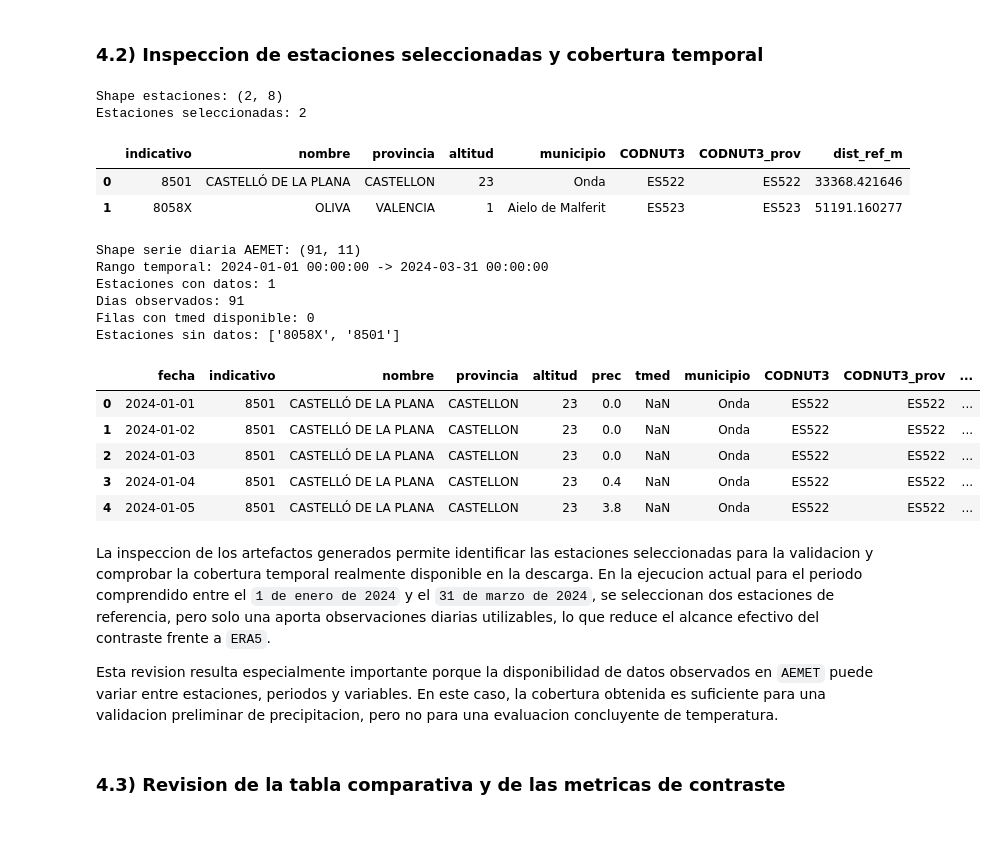
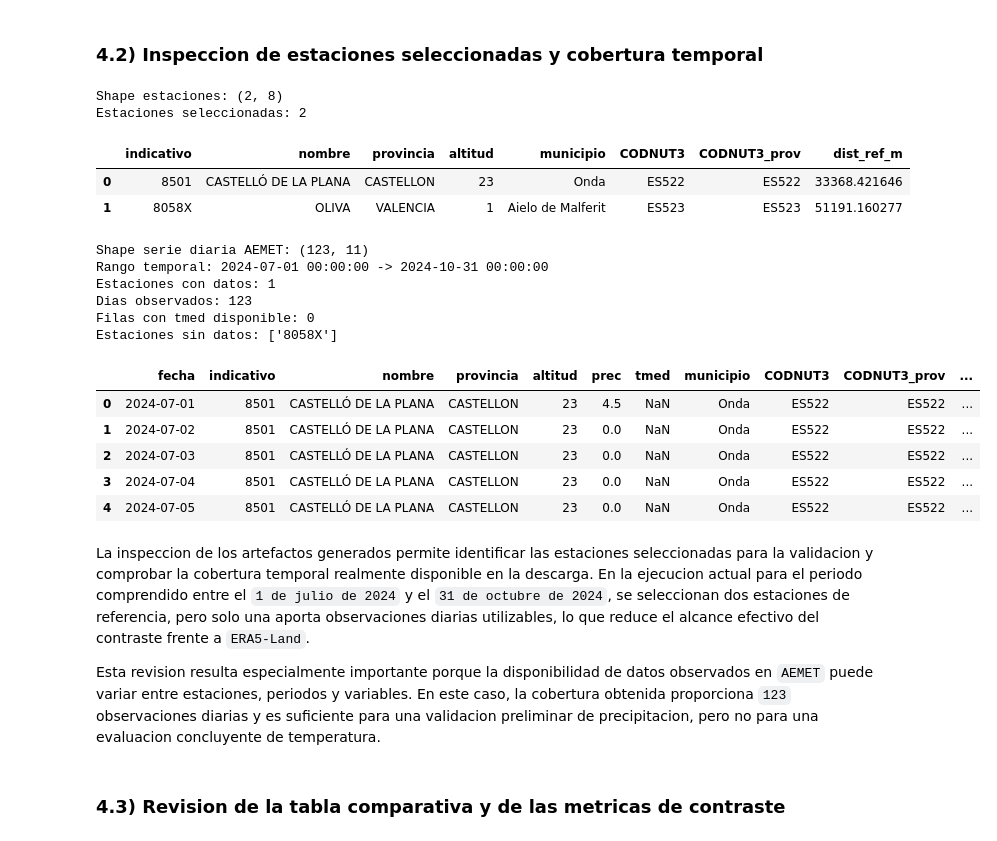
Before and after one commit to gonzalolarriba/modelo-geoespacial-riesgo-climatico, a Jupyter notebook: notebooks/notebook_2_ing_fuentes_complementarias.ipynb, the cells around one changed output. Saved outputs shown, nothing was run; the diff lists cells and outputs as text; code cells hidden in the pictures.

```diff
--- a/notebooks/notebook_2_ing_fuentes_complementarias.ipynb
+++ b/notebooks/notebook_2_ing_fuentes_complementarias.ipynb
@@ -436,52 +454,52 @@ La validacion exploratoria con `AEMET` se apoya en un conjunto reducido de artef
 if AEMET_STATIONS_FILE.exists():
     df_aemet_stations = pd.read_csv(AEMET_STATIONS_FILE)
     print("Shape estaciones:", df_aemet_stations.shape)
-    print("Estaciones seleccionadas:", df_aemet_stations["indicativo"].nunique())
+    print("Estaciones seleccionadas:", df_aemet_stations["indicativo"].astype(str).nunique())
     display(df_aemet_stations)
 else:
     df_aemet_stations = None
     print("No existe el fichero de estaciones seleccionadas.")
 
 if AEMET_RAW_FILE.exists():
     df_aemet_raw = pd.read_csv(AEMET_RAW_FILE, parse_dates=["fecha"])
     print("\nShape serie diaria AEMET:", df_aemet_raw.shape)
     print("Rango temporal:", df_aemet_raw["fecha"].min(), "->", df_aemet_raw["fecha"].max())
-    print("Estaciones con datos:", df_aemet_raw["indicativo"].nunique())
+    print("Estaciones con datos:", df_aemet_raw["indicativo"].astype(str).nunique())
     print("Dias observados:", len(df_aemet_raw))
     print("Filas con tmed disponible:", df_aemet_raw["tmed"].notna().sum())
 
     if df_aemet_stations is not None:
-        estaciones_sin_datos = sorted(
-            set(df_aemet_stations["indicativo"]) - set(df_aemet_raw["indicativo"])
-        )
+        estaciones_seleccionadas = set(df_aemet_stations["indicativo"].astype(str))
+        estaciones_con_datos = set(df_aemet_raw["indicativo"].astype(str))
+        estaciones_sin_datos = sorted(estaciones_seleccionadas - estaciones_con_datos)
         print("Estaciones sin datos:", estaciones_sin_datos)
 
     display(df_aemet_raw.head(5))
 else:
     df_aemet_raw = None
     print("No existe el fichero de serie diaria AEMET.")
 # %% [output]
 Shape estaciones: (2, 8)
 Estaciones seleccionadas: 2
 |  | indicativo | nombre | provincia | altitud | municipio | CODNUT3 | CODNUT3_prov | dist_ref_m |
 | 0 | 8501 | CASTELLÓ DE LA PLANA | CASTELLON | 23 | Onda | ES522 | ES522 | 33368.421646 |
 | 1 | 8058X | OLIVA | VALENCIA | 1 | Aielo de Malferit | ES523 | ES523 | 51191.160277 |
-Shape serie diaria AEMET: (91, 11)
-Rango temporal: 2024-01-01 00:00:00 -> 2024-03-31 00:00:00
+Shape serie diaria AEMET: (123, 11)
+Rango temporal: 2024-07-01 00:00:00 -> 2024-10-31 00:00:00
 Estaciones con datos: 1
-Dias observados: 91
+Dias observados: 123
 Filas con tmed disponible: 0
-Estaciones sin datos: ['8058X', '8501']
+Estaciones sin datos: ['8058X']
 |  | fecha | indicativo | nombre | provincia | altitud | prec | tmed | municipio | CODNUT3 | CODNUT3_prov | ... |
-| 0 | 2024-01-01 | 8501 | CASTELLÓ DE LA PLANA | CASTELLON | 23 | 0.0 | NaN | Onda | ES522 | ES522 | ... |
-| 1 | 2024-01-02 | 8501 | CASTELLÓ DE LA PLANA | CASTELLON | 23 | 0.0 | NaN | Onda | ES522 | ES522 | ... |
-| 2 | 2024-01-03 | 8501 | CASTELLÓ DE LA PLANA | CASTELLON | 23 | 0.0 | NaN | Onda | ES522 | ES522 | ... |
-| 3 | 2024-01-04 | 8501 | CASTELLÓ DE LA PLANA | CASTELLON | 23 | 0.4 | NaN | Onda | ES522 | ES522 | ... |
-| 4 | 2024-01-05 | 8501 | CASTELLÓ DE LA PLANA | CASTELLON | 23 | 3.8 | NaN | Onda | ES522 | ES522 | ... |
+| 0 | 2024-07-01 | 8501 | CASTELLÓ DE LA PLANA | CASTELLON | 23 | 4.5 | NaN | Onda | ES522 | ES522 | ... |
+| 1 | 2024-07-02 | 8501 | CASTELLÓ DE LA PLANA | CASTELLON | 23 | 0.0 | NaN | Onda | ES522 | ES522 | ... |
+| 2 | 2024-07-03 | 8501 | CASTELLÓ DE LA PLANA | CASTELLON | 23 | 0.0 | NaN | Onda | ES522 | ES522 | ... |
+| 3 | 2024-07-04 | 8501 | CASTELLÓ DE LA PLANA | CASTELLON | 23 | 0.0 | NaN | Onda | ES522 | ES522 | ... |
+| 4 | 2024-07-05 | 8501 | CASTELLÓ DE LA PLANA | CASTELLON | 23 | 0.0 | NaN | Onda | ES522 | ES522 | ... |
 # %% [markdown]
-La inspeccion de los artefactos generados permite identificar las estaciones seleccionadas para la validacion y comprobar la cobertura temporal realmente disponible en la descarga. En la ejecucion actual para el periodo comprendido entre el `1 de enero de 2024` y el `31 de marzo de 2024`, se seleccionan dos estaciones de referencia, pero solo una aporta observaciones diarias utilizables, lo que reduce el alcance efectivo del contraste frente a `ERA5`.
+La inspeccion de los artefactos generados permite identificar las estaciones seleccionadas para la validacion y comprobar la cobertura temporal realmente disponible en la descarga. En la ejecucion actual para el periodo comprendido entre el `1 de julio de 2024` y el `31 de octubre de 2024`, se seleccionan dos estaciones de referencia, pero solo una aporta observaciones diarias utilizables, lo que reduce el alcance efectivo del contraste frente a `ERA5-Land`.
 
-Esta revision resulta especialmente importante porque la disponibilidad de datos observados en `AEMET` puede variar entre estaciones, periodos y variables. En este caso, la cobertura obtenida es suficiente para una validacion preliminar de precipitacion, pero no para una evaluacion concluyente de temperatura.
+Esta revision resulta especialmente importante porque la disponibilidad de datos observados en `AEMET` puede variar entre estaciones, periodos y variables. En este caso, la cobertura obtenida proporciona `123` observaciones diarias y es suficiente para una validacion preliminar de precipitacion, pero no para una evaluacion concluyente de temperatura.
 # %% [markdown]
 ### 4.3) Revision de la tabla comparativa y de las metricas de contraste
 # %%
```
Also changed, not shown: parts of 17 cells of this notebook.
